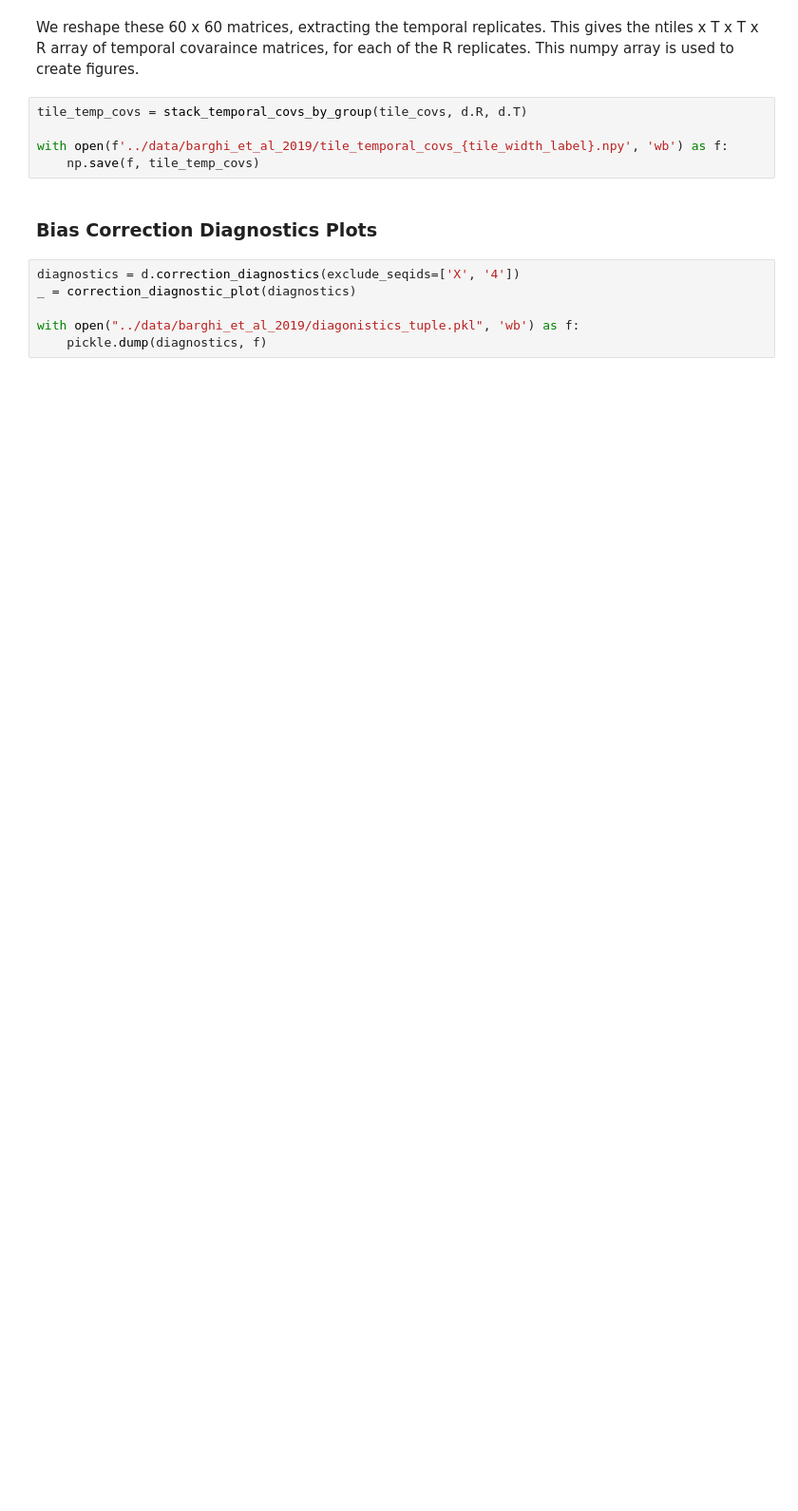
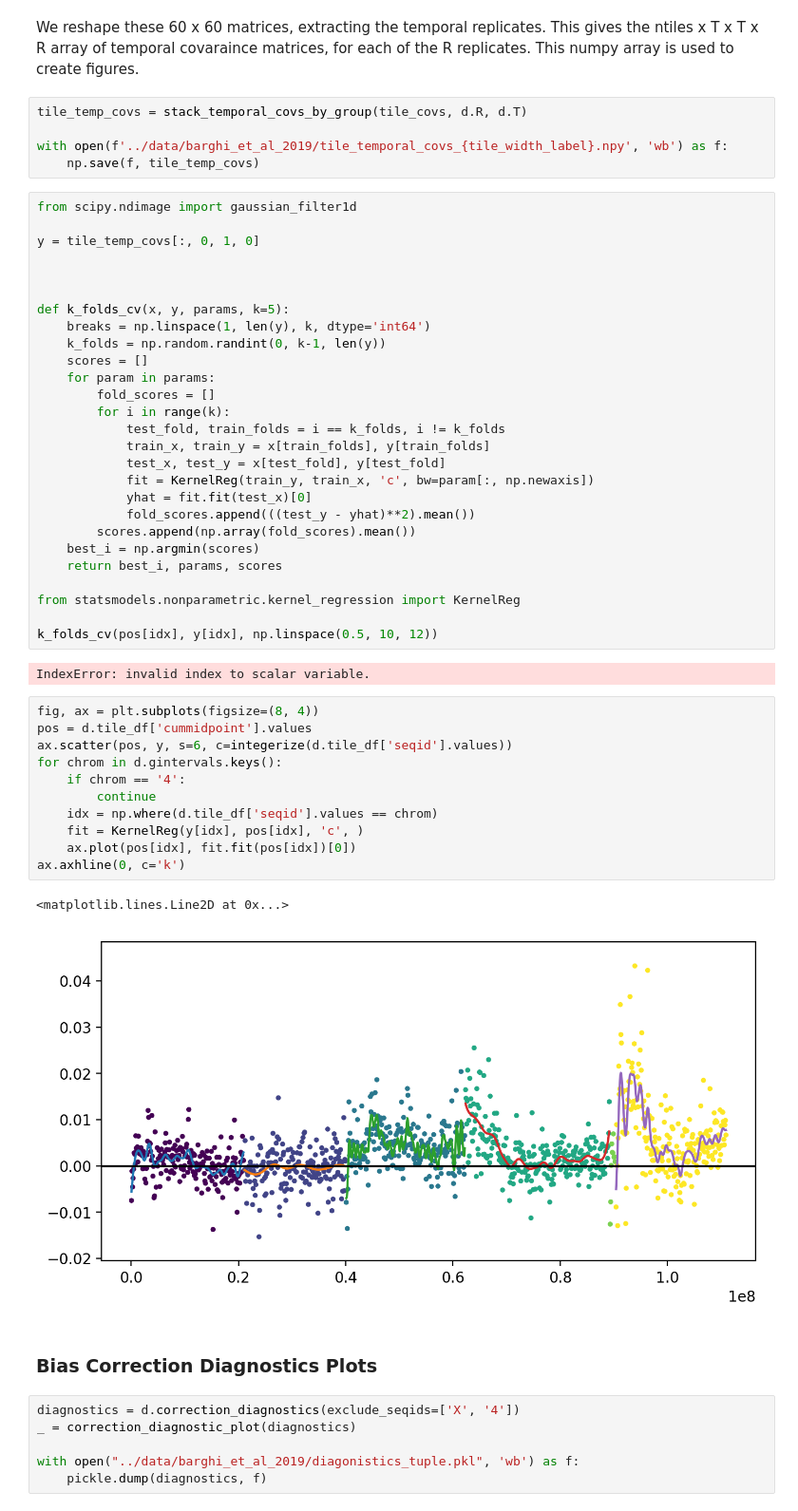
Before and after one commit to vsbuffalo/cvtk, a Jupyter notebook: notebooks/barghi_et_al_2019.ipynb, the cells around one changed output. Shown: that part at 95% size. Cells and saved outputs as stored; diff of their text form; blank space fills up the shorter version.

```diff
--- a/notebooks/barghi_et_al_2019.ipynb
+++ b/notebooks/barghi_et_al_2019.ipynb
@@ -190,6 +191,49 @@ tile_temp_covs = stack_temporal_covs_by_group(tile_covs, d.R, d.T)
 
 with open(f'../data/barghi_et_al_2019/tile_temporal_covs_{tile_width_label}.npy', 'wb') as f:
     np.save(f, tile_temp_covs)
+# %%
+from scipy.ndimage import gaussian_filter1d
+
+y = tile_temp_covs[:, 0, 1, 0]
+
+
+
+def k_folds_cv(x, y, params, k=5):
+    breaks = np.linspace(1, len(y), k, dtype='int64')
+    k_folds = np.random.randint(0, k-1, len(y))
+    scores = []
+    for param in params:
+        fold_scores = []
+        for i in range(k):
+            test_fold, train_folds = i == k_folds, i != k_folds
+            train_x, train_y = x[train_folds], y[train_folds]
+            test_x, test_y = x[test_fold], y[test_fold]
+            fit = KernelReg(train_y, train_x, 'c', bw=param[:, np.newaxis])
+            yhat = fit.fit(test_x)[0]
+            fold_scores.append(((test_y - yhat)**2).mean())
+        scores.append(np.array(fold_scores).mean())
+    best_i = np.argmin(scores)
+    return best_i, params, scores
+
+from statsmodels.nonparametric.kernel_regression import KernelReg
+
+k_folds_cv(pos[idx], y[idx], np.linspace(0.5, 10, 12))
+# %% [output]
+IndexError: invalid index to scalar variable.
+# %%
+fig, ax = plt.subplots(figsize=(8, 4))
+pos = d.tile_df['cummidpoint'].values
+ax.scatter(pos, y, s=6, c=integerize(d.tile_df['seqid'].values))
+for chrom in d.gintervals.keys():
+    if chrom == '4':
+        continue
+    idx = np.where(d.tile_df['seqid'].values == chrom)
+    fit = KernelReg(y[idx], pos[idx], 'c', )
+    ax.plot(pos[idx], fit.fit(pos[idx])[0])
+ax.axhline(0, c='k')
+# %% [output]
+<matplotlib.lines.Line2D at 0x...>
+[figure, added]
 # %% [markdown]
 ### Bias Correction Diagnostics Plots
 # %%
```
Also changed, not shown: parts of 2 cells of this notebook, 2 other files.
